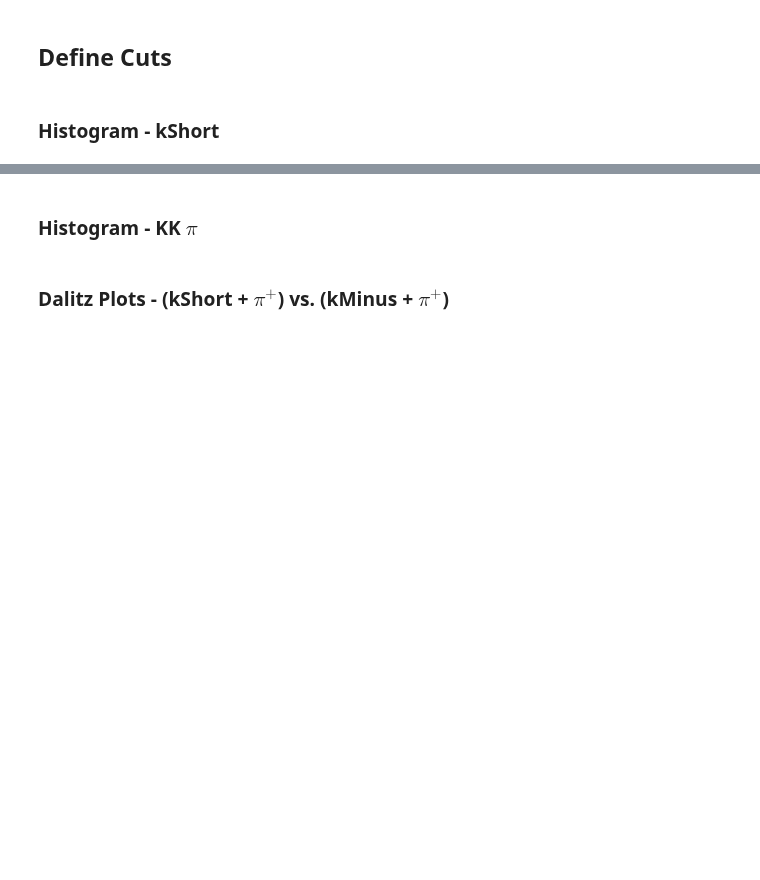
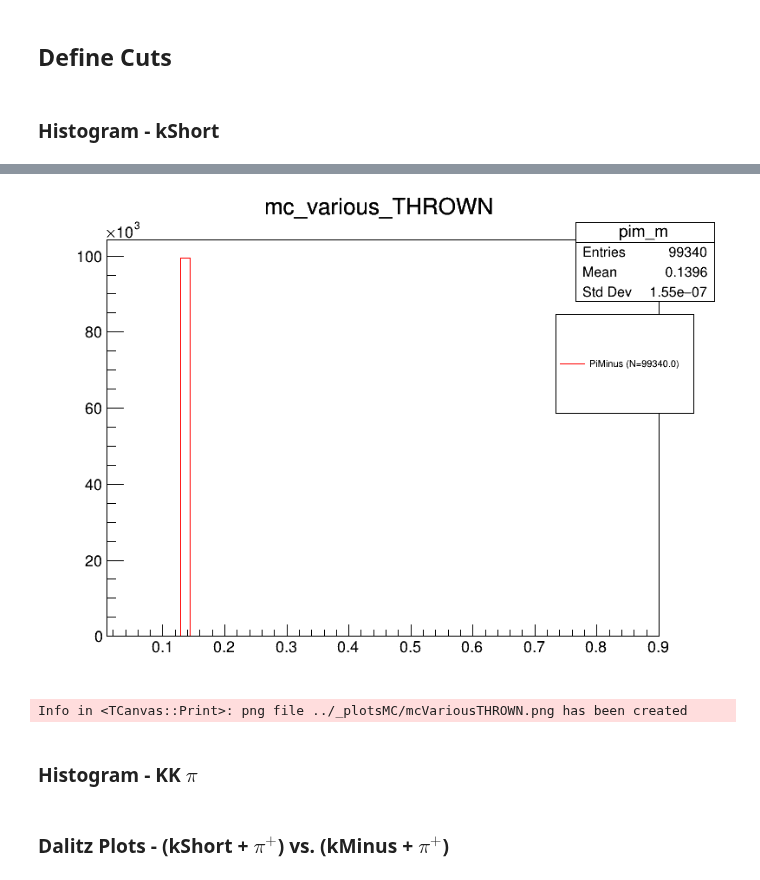
Before and after one commit to dancbart/gluex, a Jupyter notebook: analysisMC/mcKKpi_thrown.ipynb, the cells around one changed output, grey strips where cells are left out. Saved outputs shown, nothing was run; the diff lists cells and outputs as text; code cells hidden in the pictures; blank space fills up the shorter version.

```diff
--- a/analysisMC/mcKKpi_thrown.ipynb
+++ b/analysisMC/mcKKpi_thrown.ipynb
@@ -113,3 +271,42 @@ analysis(dfKKpi)
+# %%
+from IPython.display import Image, display
+
+def analysis(df):
+
+    ######## APPLY CUTS ########
+    dfFiltered = df # .Filter(select_kShort)
+    ############################
+
+    canvas = ROOT.TCanvas("c", "c", 800, 600)
+    # h1 = dfFiltered.Histo1D(('pip2_m', 'mc_various_THROWN', 60, 0.010, 0.9), 'pip2_m') # arguments: (name, title, bins, min, max), column)
+    # # h1.SetStats(False)
+    # h1.SetLineColor(ROOT.kBlue)
+    # h1.Draw()
+    h2 = dfFiltered.Histo1D(('pim_m', 'mc_various_THROWN', 60, 0.010, 0.9), 'pim_m')
+    h2.SetLineColor(ROOT.kRed)
+    h2.Draw("same")
+
+    # Get the number of entries in each histogram
+    # n_entries_h1 = h1.GetValue().GetEntries()
+    n_entries_h2 = h2.GetValue().GetEntries()
+
+    # Add legend
+    legend = ROOT.TLegend(0.75, 0.55, 0.95, 0.75)  # (xLeft, yBottom, xRight, yTop)
+    # legend.AddEntry(h1.GetValue(), f'PiPlus2 (N={n_entries_h1})', 'l')
+    legend.AddEntry(h2.GetValue(), f'PiMinus (N={n_entries_h2})', 'l')
+    legend.Draw()
+
+    img_path = "../_plotsMC/mcVariousTHROWN.png"
+    canvas.SaveAs(img_path)  # Saves the canvas as an image
+    canvas.Close()
+
+    display(Image(filename=img_path))
+
+
+analysis(dfKKpi)
+# %% [output]
+[figure, added]
+Info in <TCanvas::Print>: png file ../_plotsMC/mcVariousTHROWN.png has been created
 # %% [markdown]
 ### Histogram - KK $\pi$
 # %%
```
Also changed, not shown: parts of 8 cells of this notebook.
